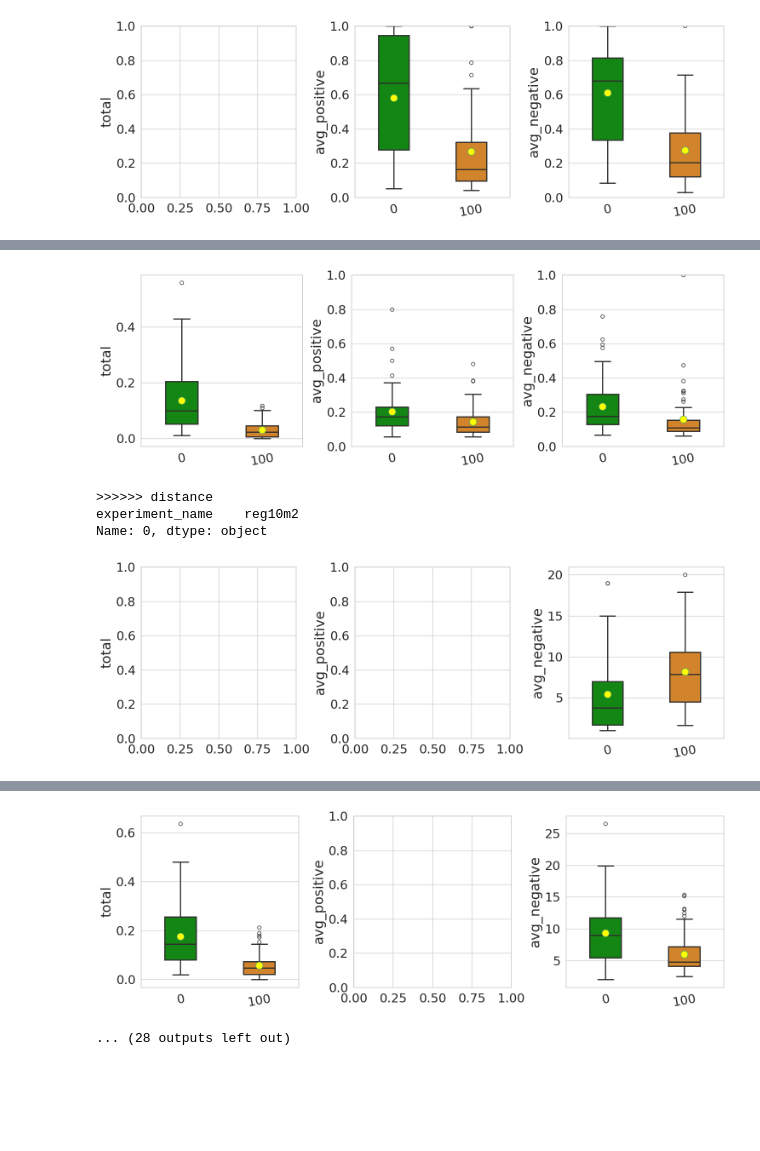
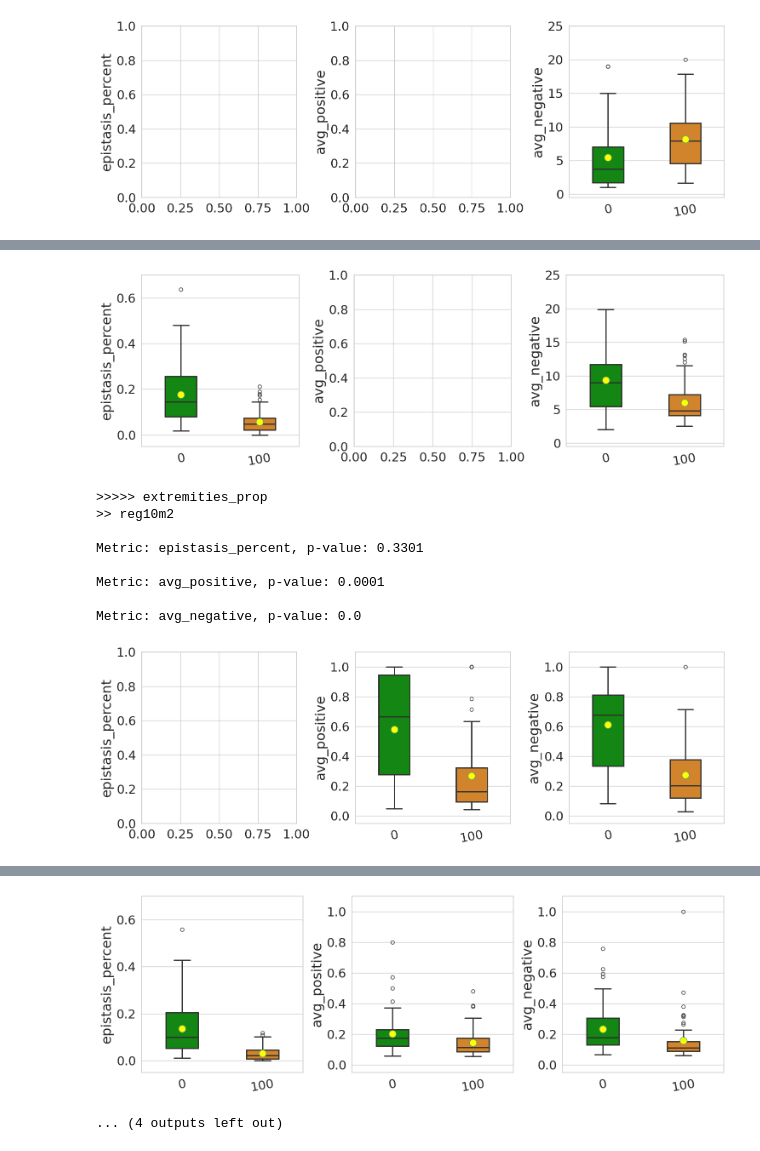
Before and after one commit to karinemiras/revolve2, a Jupyter notebook: experiments/default_study/knockout_analysisv2.ipynb, the cells around one changed output, grey strips where cells are left out. Drawn from its saved outputs; the diff is of its cells as text; code cells hidden in the pictures; blank space fills up the shorter version.

Commit message:
categs epistasis

```diff
--- a/experiments/default_study/knockout_analysisv2.ipynb
+++ b/experiments/default_study/knockout_analysisv2.ipynb
@@ -135,38 +90,21 @@ for trait in traits:
 # %%
-# boxes
+### EPISTASIS CHANGES ###
 
-import seaborn as sb
-from statannot import add_stat_annotation
-from scipy.stats import mannwhitneyu
-from scipy.stats import wilcoxon, ttest_ind
-import warnings
-warnings.filterwarnings('ignore')
-# Set IPython to display all outputs
-#InteractiveShell.ast_node_interactivity = "all"
+metrics = ['epistasis_percent',  'avg_positive',  'avg_negative']
 
-avg_pos_scale = {'disp_y':4,'extremities_prop':1,'symmetry':1.15, 'coverage':0.65, 'hinge_prop':1}
+clrs = ['#009900',
+        '#EE8610']
 
-avg_neg_scale = {'disp_y':-3.7,'extremities_prop':-1,'distance':-27, 'symmetry':-1.27, 'coverage':-0.69, 'hinge_prop':-1.05}
+avg_pos_scale = {'disp_y': [-0.5, 4],'extremities_prop': [-0.05, 1.1],'symmetry': [-0.05, 1.15], 'distance': [-0.5, 25]}
 
 for trait in traits:
-    print('>>>>>>',trait)
+    print('>>>>>',trait)
+    df_trait = df_traits[trait].copy(deep=True)
 
-    df_trait = dfs_trait[trait]
-    df_trait['avg_negative'] = df_trait['avg_negative'] * -1
-    #display(df_trait)
-    #f_trait = df_trait[ (df_trait['ranking'] == 'best') ]
 
-    group_columns = ['experiment_name']#, 'ranking' ]
-    unique_groups = df_trait[group_columns].drop_duplicates()
-    filtered_dfs = {}
-
-    for _, group in unique_groups.iterrows():
-        print(group)
-        # Filter rows based on the group
-        filter_condition = (df_trait[group_columns] == group).all(axis=1)
-        filtered_df = df_trait[filter_condition]
-        group_key = tuple(group)
-        filtered_dfs[group_key] = filtered_df
+    for exp in experiments:
+        print('>>',exp)
+        df_trait_exp = df_trait[df_trait['experiment_name'] == exp]
 
         fig, axes = plt.subplots(1, 3, figsize=(15, 5))
         sb.set(rc={"axes.titlesize": 23, "axes.labelsize": 23, 'ytick.labelsize': 21, 'xtick.labelsize': 21})
@@ -175,31 +113,25 @@ for trait in traits:
         for idx, metric in enumerate(metrics):
             ax = axes[idx]
 
-            filtered_clean = filtered_df[pd.notna(filtered_df[metric])]
-            group1_data = filtered_clean[filtered_clean['gen'] == 0][f'{metric}']
-            group2_data = filtered_clean[filtered_clean['gen'] == 100][f'{metric}']
+            filtered_clean = df_trait_exp[pd.notna(df_trait_exp[metric])]
+            ini_gen = filtered_clean[filtered_clean['gen'] == 0][f'{metric}']
+            end_gen = filtered_clean[filtered_clean['gen'] == 100][f'{metric}']
 
-            #_, p_value = wilcoxon(group1_data, group2_data)
-            _, p_value = mannwhitneyu(group1_data, group2_data, alternative='two-sided')
-            #print(f"\nMetric: {metric}, p-value: {round(p_value, 4)}")
+            _, p_value = mannwhitneyu(ini_gen, end_gen, alternative='two-sided')
+            print(f"\nMetric: {metric}, p-value: {round(p_value, 4)}")
 
             if p_value < 0.01:
-               # display(filtered_clean[[metric, 'experiment_name',  'run',  'gen' ]])
-              #  ax.text(0.5, max(filtered_clean[f'{metric}'].max()) + 0.1, f'p={p_value:.2f}', ha='center', va='bottom', fontsize=12)
 
                 sb.boxplot(x='gen', y=f'{metric}', data=filtered_clean,
                            palette=clrs, width=0.4, showmeans=True, linewidth=2, fliersize=6,
                            meanprops={"marker": "o", "markerfacecolor": "yellow", "markersize": "12"}, ax=ax)
 
-                if metric in ['positive', 'negative']:
-                    ax.set_ylim(0, 0.65)
+                if metric in ['epistasis_percent']:
+                    ax.set_ylim(-0.05, 0.7)
 
                 if metric == 'avg_positive' or metric == 'avg_negative':
                     if trait in avg_pos_scale.keys():
-                        ax.set_ylim(0, avg_pos_scale[trait])
-                # if metric == 'avg_negative':
-                #     if trait in avg_pos_scale.keys():
-                #         ax.set_ylim(avg_neg_scale[trait], 0)
+                        ax.set_ylim(avg_pos_scale[trait][0], avg_pos_scale[trait][1])
 
                 ax.tick_params(axis='x', labelrotation=10)
 
@@ -222 +169 @@ Name: 0, dtype: object
-[figure, old version]
+[figure, new version]
@@ -225,5 +177,10 @@ Name: 120, dtype: object
-[figure, old version]
+[figure, new version]
->>>>>> distance
-experiment_name    reg10m2
-Name: 0, dtype: object
+>>>>> extremities_prop
+>> reg10m2
+
+Metric: epistasis_percent, p-value: 0.3301
+
+Metric: avg_positive, p-value: 0.0001
+
+Metric: avg_negative, p-value: 0.0
-[figure, old version]
+[figure, new version]
@@ -232,2 +194,2 @@ Name: 120, dtype: object
-[figure, old version]
+[figure, new version]
-... (28 outputs left out)
+... (4 outputs left out)
```
Also changed, not shown: parts of 22 cells of this notebook, 9 other files.
